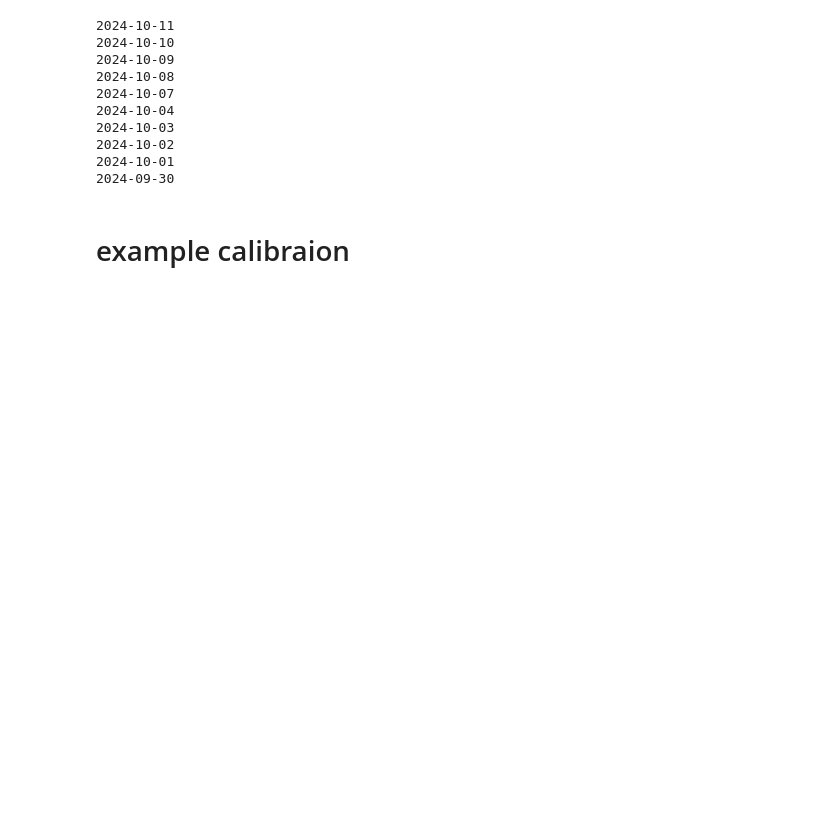
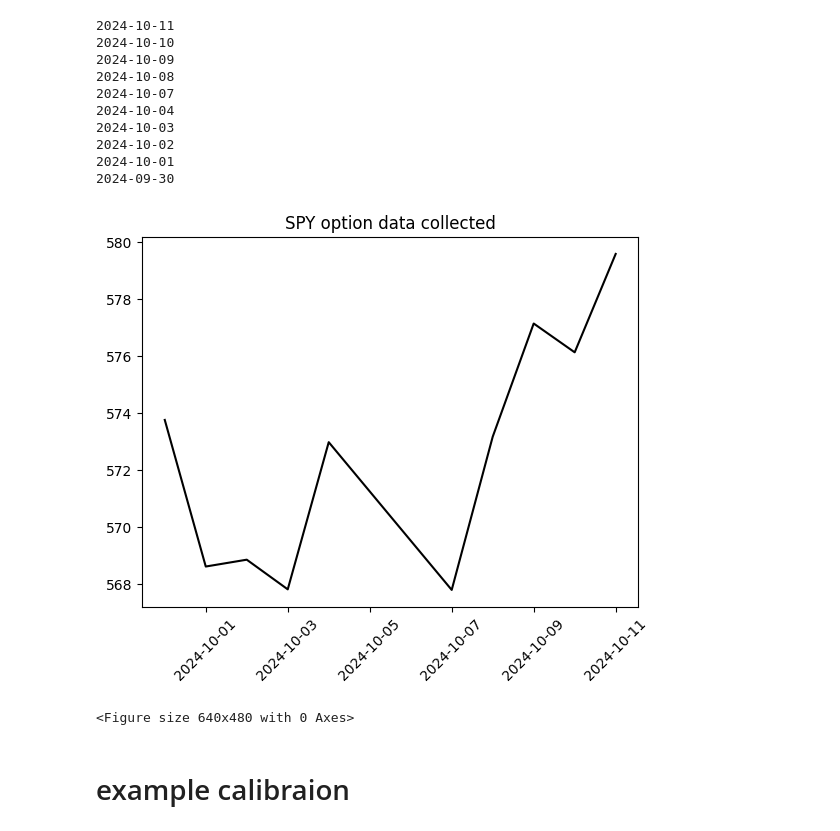
Before and after one commit to boomelage/machine-learning-option-pricing, a Jupyter notebook: historical_data/historical_av_collection/historical_av_demonstration.ipynb, the cells around one changed output. Saved outputs shown, nothing was run; the diff lists cells and outputs as text; code cells hidden in the pictures; blank space fills up the shorter version.

```diff
--- a/historical_data/historical_av_collection/historical_av_demonstration.ipynb
+++ b/historical_data/historical_av_collection/historical_av_demonstration.ipynb
@@ -68,6 +69,18 @@ for date in dates:
     link = collect_av_link(date,spot,symbol)
     printdate = datetime.strptime(date, '%Y-%m-%d').strftime('%A, %Y-%m-%d')
     chain[date] = link
+# %%
+demo_spots = spots[dates]
+demo_spots.index = pd.to_datetime(demo_spots.index, format='%Y-%m-%d')
+plt.figure()
+plt.plot(demo_spots,color='black')
+plt.title(f'{symbol} option data collected')
+plt.xticks(rotation=45)
+plt.show()
+plt.clf()
+# %% [output]
+[figure, added]
+<Figure size 640x480 with 0 Axes>
 # %% [markdown]
 # example calibraion
 # %% [markdown]
```
Also changed, not shown: parts of 19 cells of this notebook, 13 other files.
